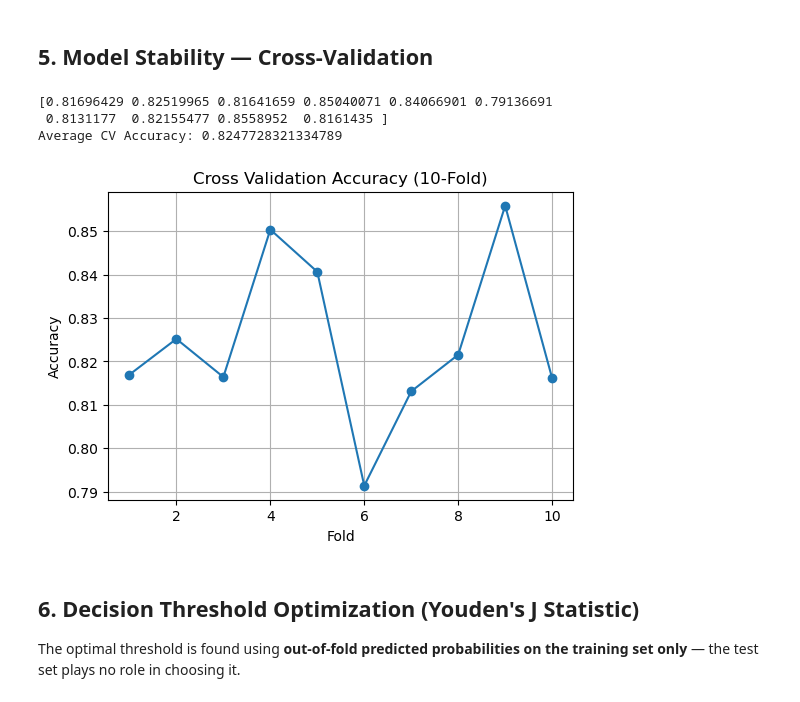
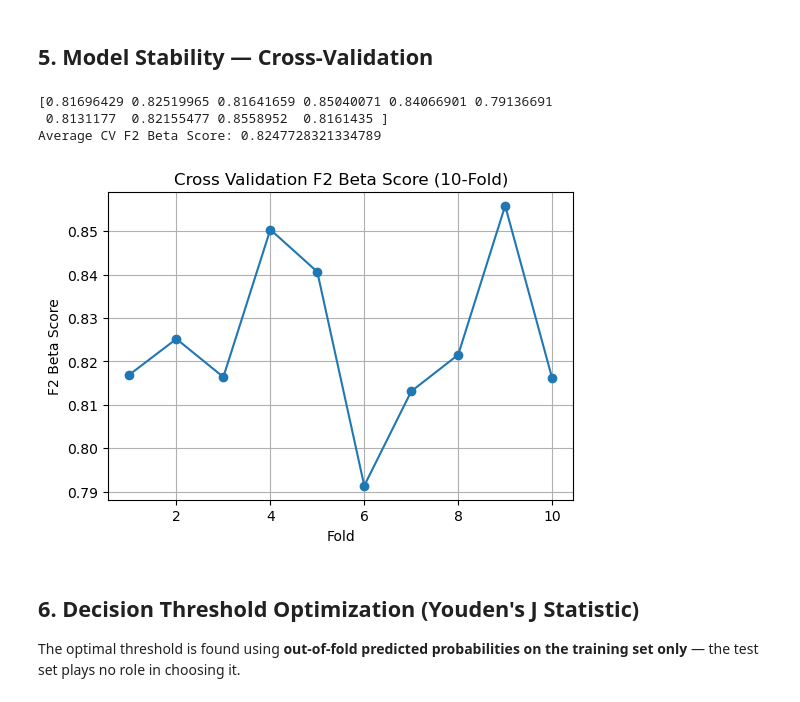
Before and after one commit to phoebehr/heartdisease, a Jupyter notebook: ANN-final.ipynb, the cells around one changed output. Drawn from its saved outputs; the diff is of its cells as text; code cells hidden in the pictures.

```diff
--- a/ANN-final.ipynb
+++ b/ANN-final.ipynb
@@ -51,13 +54,13 @@ results_log = []
 candidate_models = {}
 
 def log_cv(name, acc, model=None):
-    """Log a cross-validated (train-only) accuracy estimate."""
+    """Log a cross-validated (train-only) score."""
     try:
         acc = float(acc)
     except (ValueError, TypeError) as e:
         print(f"Could not log '{name}': {e}")
         return None
-    results_log.append({"Stage": name, "Accuracy": acc, "Type": "CV (train only)"})
+    results_log.append({"Stage": name, "Score": acc, "Type": "CV (train only)"})
     if model is not None:
         candidate_models[name] = model
     print(f"[Logged - CV] {name}: {acc:.4f}")
@@ -70,6 +73,6 @@ def log_test(name, y_true, y_pred):
     except (ValueError, TypeError) as e:
         print(f"Could not log '{name}': {e}")
         return None
-    results_log.append({"Stage": name, "Accuracy": acc, "Type": "TEST (final, touched once)"})
+    results_log.append({"Stage": name, "Score": acc, "Type": "TEST (final, touched once)"})
     print(f"[Logged - TEST] {name}: {acc:.4f}")
     return acc
@@ -163,24 +186,24 @@ Training Accuracy (best pipeline): 0.8358358358358359
 # %%
 try:
     cv_scores = cross_val_score(best_pipeline, X_train_raw, y_train, cv=10, scoring=CLINICAL_SCORER)
 except (ValueError, RuntimeError) as e:
     print(f"Error during cross-validation: {e}")
 else:
     print(cv_scores)
-    print("Average CV Accuracy:", cv_scores.mean())
+    print("Average CV F2 Beta Score:", cv_scores.mean())
 
     plt.figure(figsize=(6, 4))
     plt.plot(range(1, 11), cv_scores, marker="o")
-    plt.title("Cross Validation Accuracy (10-Fold)")
+    plt.title("Cross Validation F2 Beta Score (10-Fold)")
     plt.xlabel("Fold")
-    plt.ylabel("Accuracy")
+    plt.ylabel("F2 Beta Score")
     plt.grid(True)
     plt.show()
 # %% [output]
 [0.81696429 0.82519965 0.81641659 0.85040071 0.84066901 0.79136691
  0.8131177  0.82155477 0.8558952  0.8161435 ]
-Average CV Accuracy: 0.8247728321334789
+Average CV F2 Beta Score: 0.8247728321334789
-[figure, old version]
+[figure, new version]
 # %% [markdown]
 ## 6. Decision Threshold Optimization (Youden's J Statistic)
 The optimal threshold is found using **out-of-fold predicted probabilities on the training set only** — the test set plays no role in choosing it.
```
Also changed, not shown: parts of 13 cells of this notebook, 1 other file.
